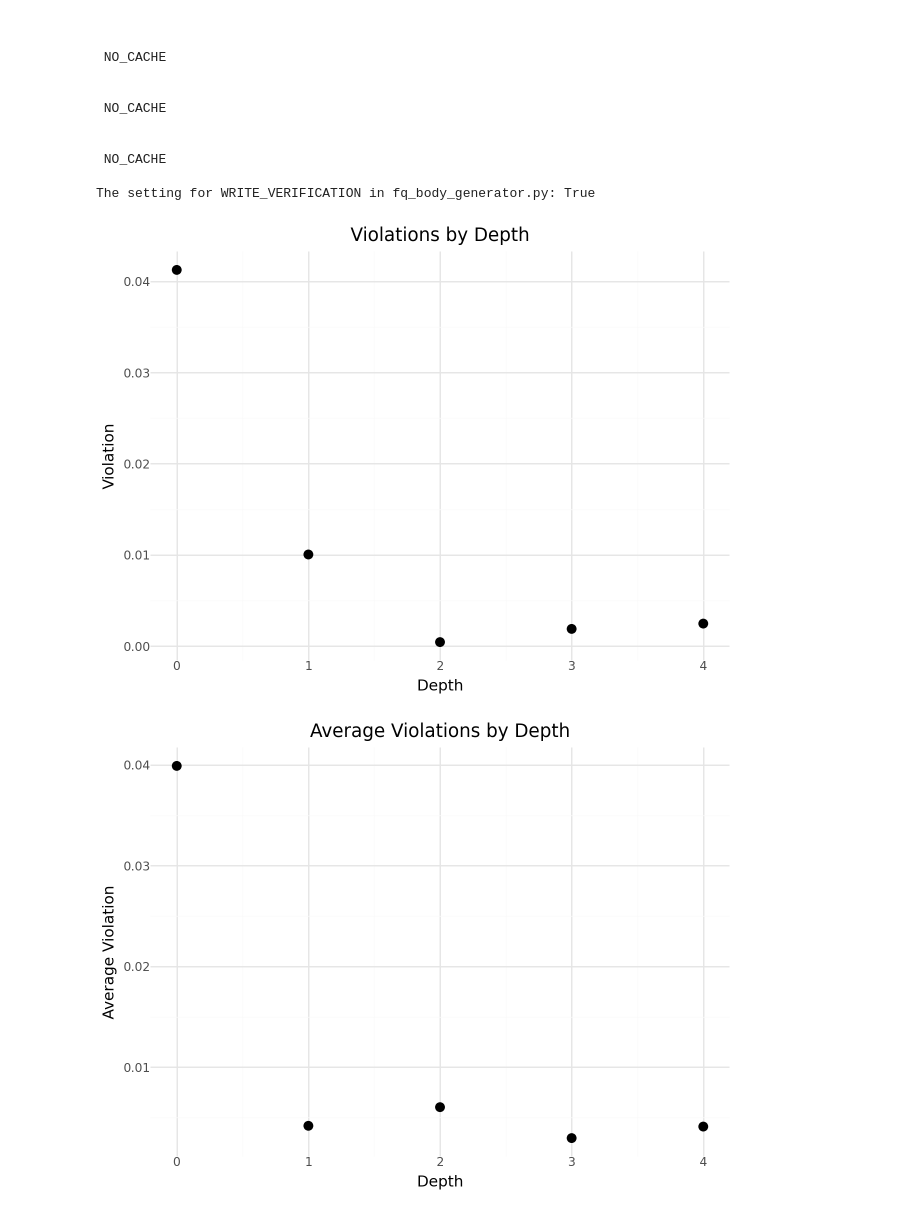
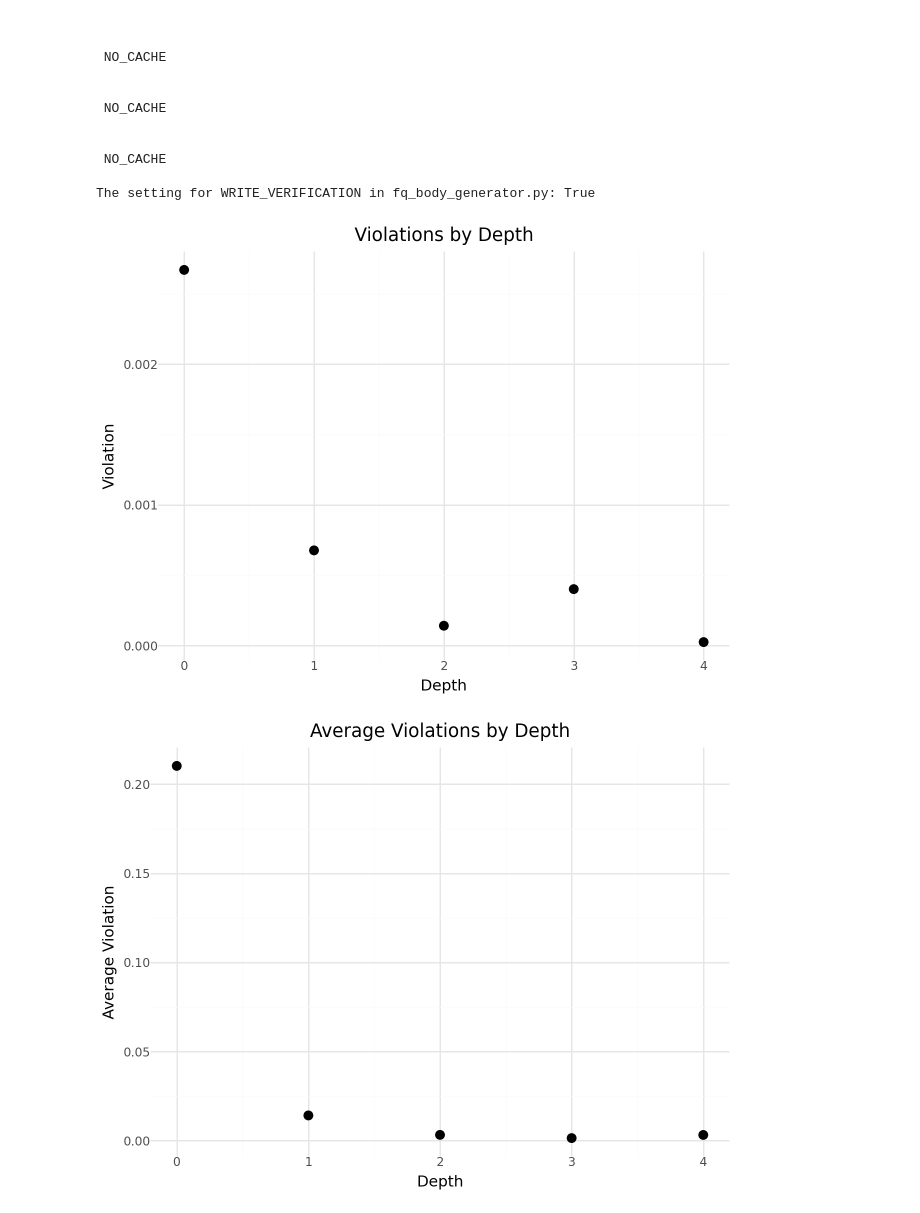
Before and after one commit to dpaleka/consistency-forecasting, a Jupyter notebook: src/rcf_evaluation.ipynb, the cells around one changed output. Saved outputs shown, nothing was run; the diff lists cells and outputs as text; code cells hidden in the pictures.

Commit message:
multicheck

```diff
--- a/src/rcf_evaluation.ipynb
+++ b/src/rcf_evaluation.ipynb
@@ -128,21 +128,25 @@ def load_tuple_forecasts(file_path):
     with open(file_path, 'r') as file:
         return [json.loads(line)['line'] for line in file]
 # %%
-checker_name = "ParaphraseChecker"
-file_paths = {
-    # "NegChecker": get_data_path() / 'forecasts' / 'ConsistentForecaster_08-23-22-13' / 'NegChecker.jsonl',
+checker_name = "NegChecker"
+file_paths_single = {
     "NegChecker": get_data_path() / 'forecasts' / 'ConsistentForecaster_08-25-01-35' / 'NegChecker.jsonl',
-    "ParaphraseChecker": get_data_path() / 'forecasts' / 'ConsistentForecaster_08-25-09-31' / 'ParaphraseChecker.jsonl'
-    # "ParaphraseChecker": get_data_path() / 'forecasts' / 'ConsistentForecaster_08-24-07-53' / 'ParaphraseChecker.jsonl'
+    "ParaphraseChecker": get_data_path() / 'forecasts' / 'ConsistentForecaster_08-25-09-31' / 'ParaphraseChecker.jsonl',
 }
 
-tuple_forecasts = load_tuple_forecasts(file_paths[checker_name])
+multi_path = get_data_path() / 'forecasts' / 'ConsistentForecaster_08-25-12-00'
+file_paths_multi = {
+    "NegChecker": multi_path / 'NegChecker.jsonl',
+    "ParaphraseChecker": multi_path / 'ParaphraseChecker.jsonl',
+}
+
+tuple_forecasts = load_tuple_forecasts(file_paths_multi[checker_name])
 result = inconsistency(checker_name, tuple_forecasts[0])
 v=extract_viols(result, checker_name)
 plot = plot_extracted_viols(v)
 print(plot)
 # %% [output]
-[figure, old version]
+[figure, new version]
 # %%
 # Process all lines and collect violations
 all_violations = []
@@ -175,4 +179,4 @@ plot_avg = (ggplot(df_avg, aes(x='Depth', y='Violation'))
 
 print(plot_avg)
 # %% [output]
-[figure, old version]
+[figure, new version]
```
Also changed, not shown: 8 other files.
